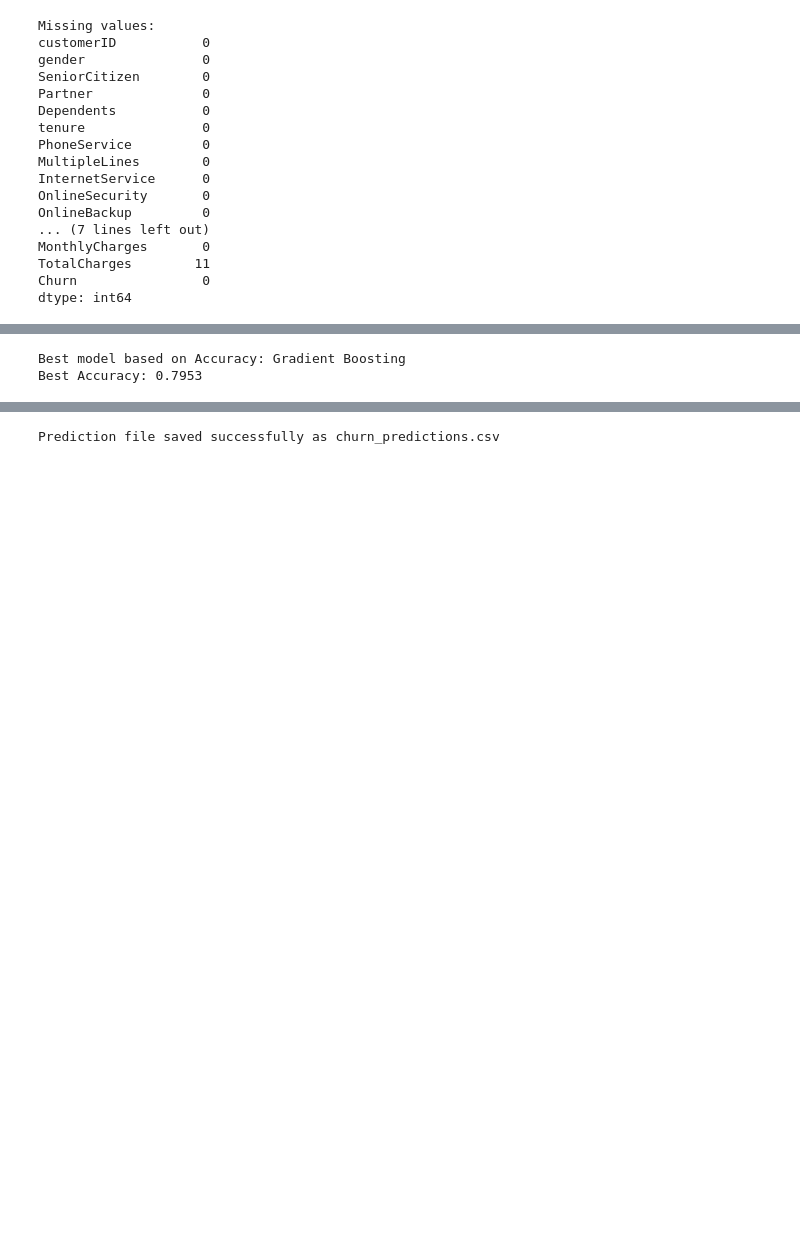
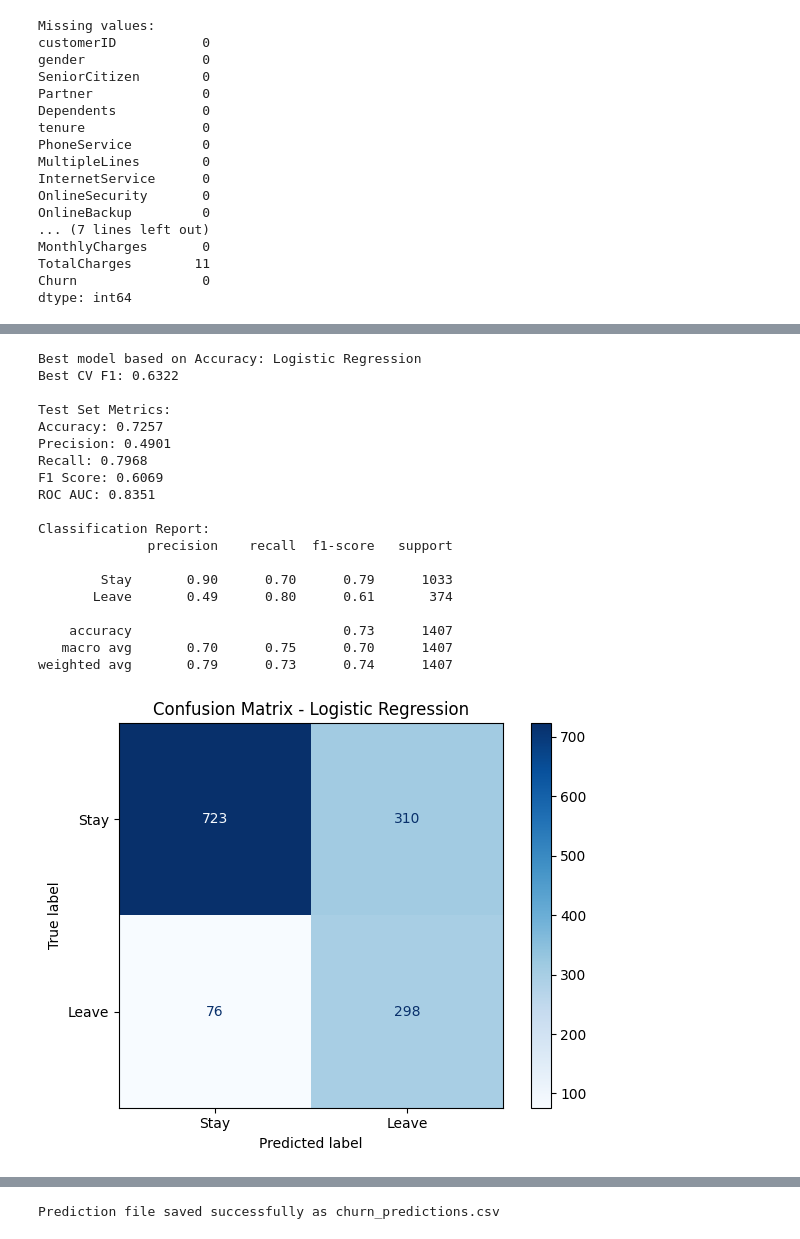
Before and after one commit to Hilary-Henshaw/dsp557-capstone-team5, a Jupyter notebook: ML Models/ML_predict.ipynb, the cells around one changed output, grey strips where cells are left out. Cells and saved outputs as stored; diff of their text form; code cells hidden in the pictures; blank space fills up the shorter version.

```diff
--- a/ML Models/ML_predict.ipynb
+++ b/ML Models/ML_predict.ipynb
@@ -120,7 +126,17 @@ models = {
     "KNN": KNeighborsClassifier(n_neighbors=7)
 }
 
-results = []
+cv = StratifiedKFold(n_splits=5, shuffle=True, random_state=42)
+
+scoring = {
+    "accuracy": "accuracy",
+    "precision": "precision",
+    "recall": "recall",
+    "f1": "f1",
+    "roc_auc": "roc_auc"
+}
+
+cv_results = []
 fitted_models = {}
 # %%
 for name, model in models.items():
@@ -165,12 +188,51 @@ Model Comparison:
 # %%
 best_model_name = results_churn.iloc[0]["Model"]
 best_model = fitted_models[best_model_name]
 
 print(f"\nBest model based on Accuracy: {best_model_name}")
-print(f"Best Accuracy: {results_churn.iloc[0]['Accuracy']:.4f}")
+print(f"Best CV F1: {results_churn.iloc[0]['CV_F1']:.4f}")
+
+y_pred = best_model.predict(X_test)
+y_prob = best_model.predict_proba(X_test)[:, 1] if hasattr(best_model.named_steps["model"], "predict_proba") else None
+
+print("\nTest Set Metrics:")
+print("Accuracy:", round(accuracy_score(y_test, y_pred), 4))
+print("Precision:", round(precision_score(y_test, y_pred), 4))
+print("Recall:", round(recall_score(y_test, y_pred), 4))
+print("F1 Score:", round(f1_score(y_test, y_pred), 4))
+if y_prob is not None:
+    print("ROC AUC:", round(roc_auc_score(y_test, y_prob), 4))
+
+print("\nClassification Report:")
+print(classification_report(y_test, y_pred, target_names=["Stay", "Leave"]))
+
+cm = confusion_matrix(y_test, y_pred)
+disp = ConfusionMatrixDisplay(confusion_matrix=cm, display_labels=["Stay", "Leave"])
+disp.plot(cmap="Blues")
+plt.title(f"Confusion Matrix - {best_model_name}")
+plt.tight_layout()
+plt.show()
 # %% [output]
-Best model based on Accuracy: Gradient Boosting
-Best Accuracy: 0.7953
+Best model based on Accuracy: Logistic Regression
+Best CV F1: 0.6322
+
+Test Set Metrics:
+Accuracy: 0.7257
+Precision: 0.4901
+Recall: 0.7968
+F1 Score: 0.6069
+ROC AUC: 0.8351
+
+Classification Report:
+              precision    recall  f1-score   support
+
+        Stay       0.90      0.70      0.79      1033
+       Leave       0.49      0.80      0.61       374
+
+    accuracy                           0.73      1407
+   macro avg       0.70      0.75      0.70      1407
+weighted avg       0.79      0.73      0.74      1407
+[figure, added]
 # %%
 perm = permutation_importance(
     best_model,
```
Also changed, not shown: parts of 9 cells of this notebook, 1 other file.
